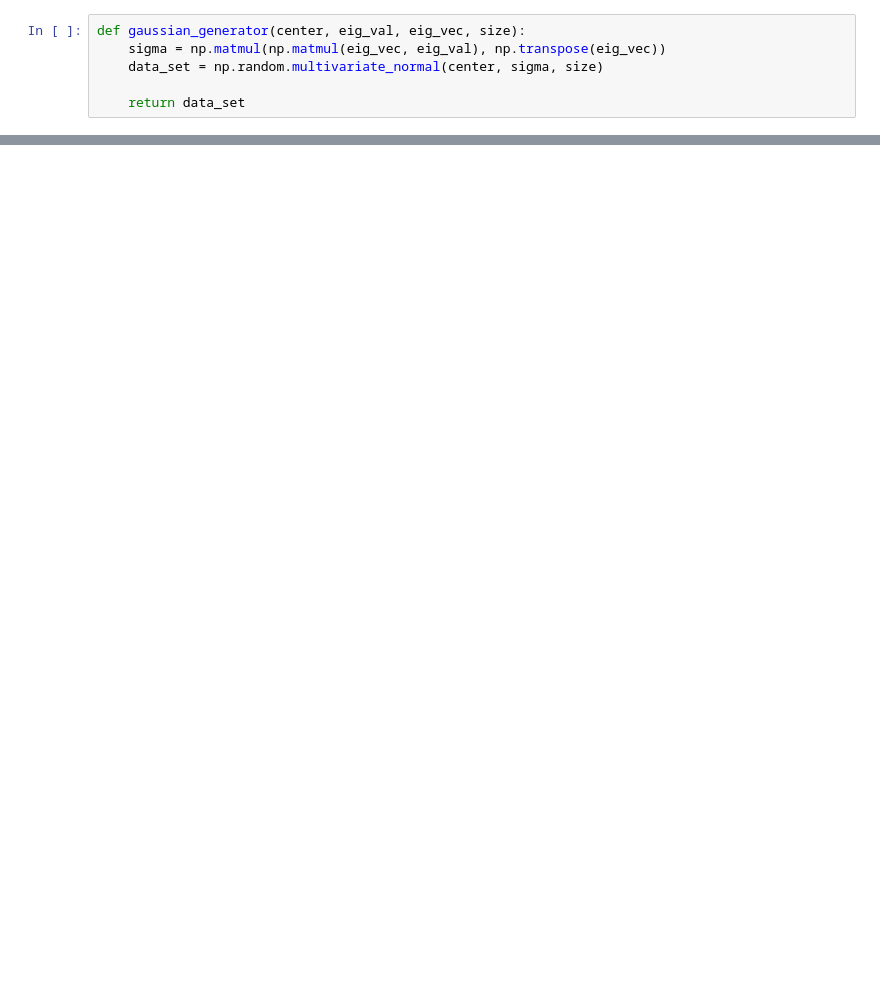
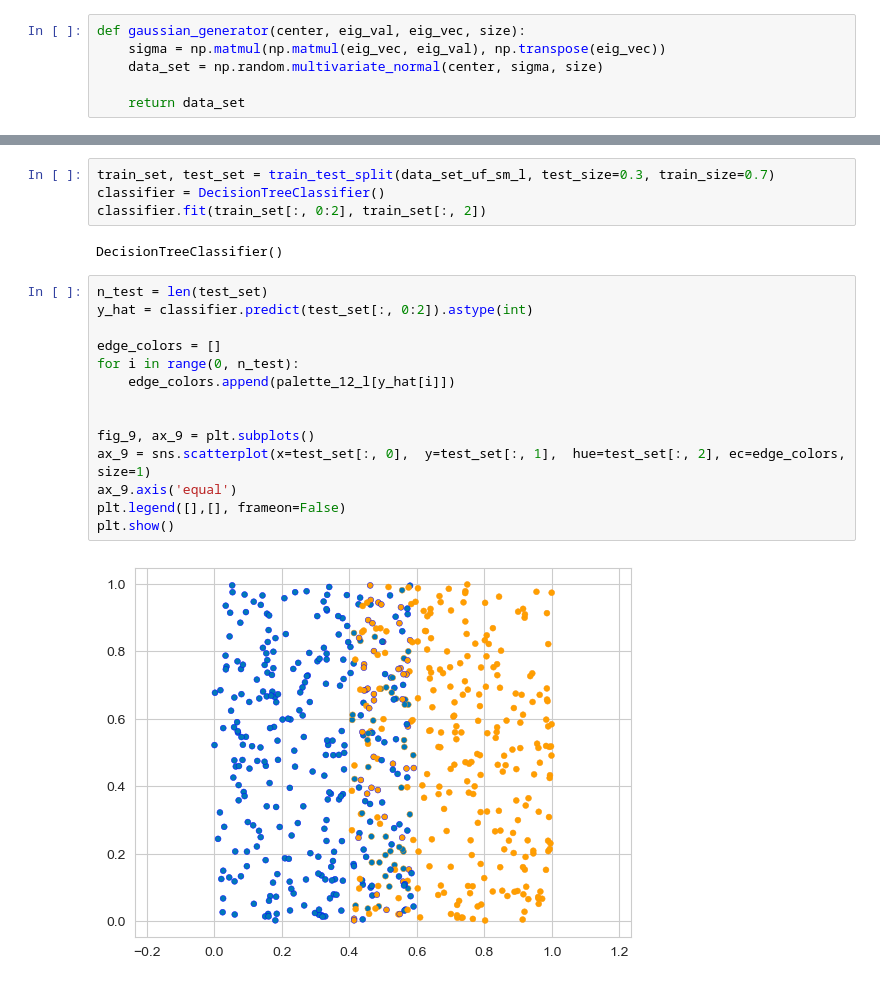
Before and after one commit to SvenNomm/XAI_tests, a Jupyter notebook: xai_test_1.ipynb, the cells around one changed output, grey strips where cells are left out. Cells and saved outputs as stored; diff of their text form; blank space fills up the shorter version.

```diff
--- a/xai_test_1.ipynb
+++ b/xai_test_1.ipynb
@@ -325,0 +330,22 @@ data_sets['normal_soft_margin_corner'] = data_set_norm_sm_sq
+# %%
+train_set, test_set = train_test_split(data_set_uf_sm_l, test_size=0.3, train_size=0.7)
+classifier = DecisionTreeClassifier()
+classifier.fit(train_set[:, 0:2], train_set[:, 2])
+# %% [output]
+DecisionTreeClassifier()
+# %%
+n_test = len(test_set)
+y_hat = classifier.predict(test_set[:, 0:2]).astype(int)
+
+edge_colors = []
+for i in range(0, n_test):
+    edge_colors.append(palette_12_l[y_hat[i]])
+
+
+fig_9, ax_9 = plt.subplots()
+ax_9 = sns.scatterplot(x=test_set[:, 0],  y=test_set[:, 1],  hue=test_set[:, 2], ec=edge_colors,  size=1)
+ax_9.axis('equal')
+plt.legend([],[], frameon=False)
+plt.show()
+# %% [output]
+[figure, added]
```
Also changed, not shown: parts of 14 cells of this notebook.
